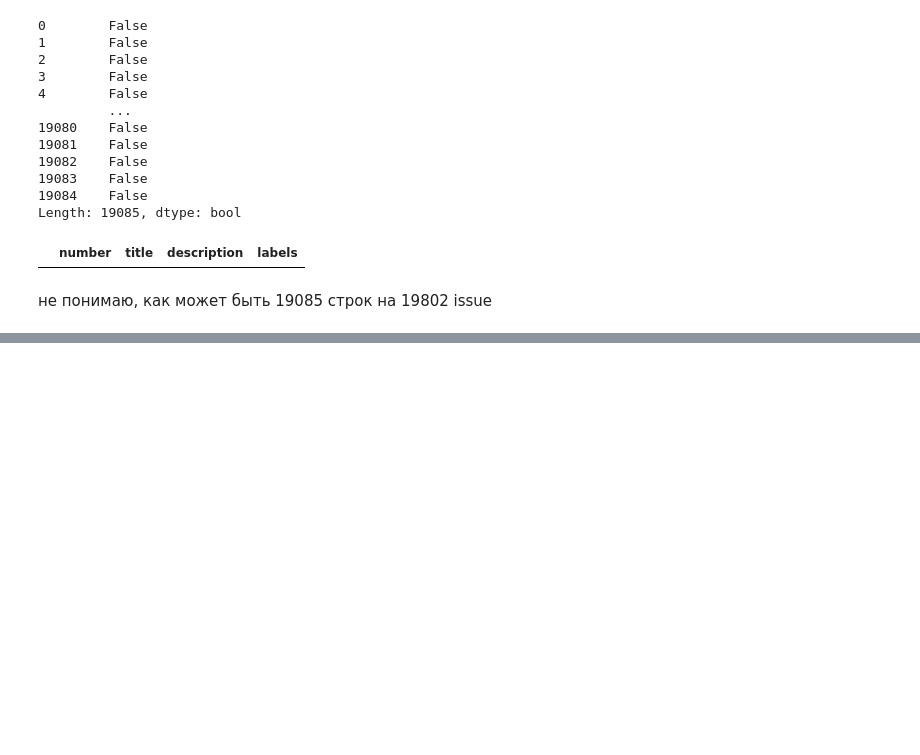
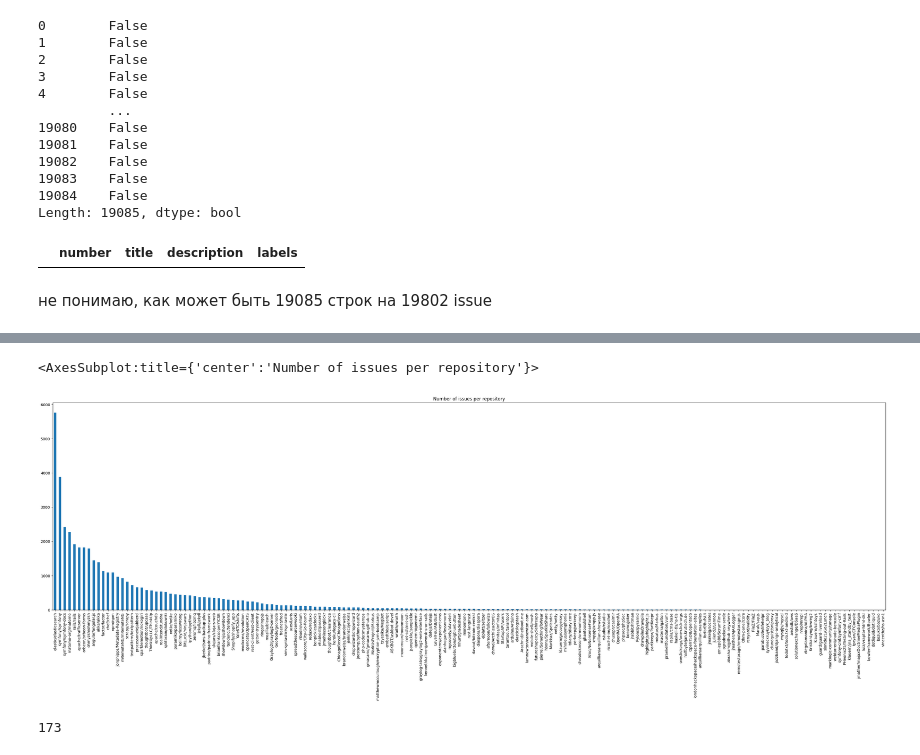
Before and after one commit to TeamPML/GuthubSecurityIssues, a Jupyter notebook: data-understanding.ipynb, the cells around one changed output, grey strips where cells are left out. Cells and saved outputs as stored; diff of their text form; code cells hidden in the pictures; blank space fills up the shorter version.

Commit message:
repositories info added

```diff
--- a/data-understanding.ipynb
+++ b/data-understanding.ipynb
@@ -62,0 +65,5 @@ data[data.duplicated(subset=['number'], keep=False)]
+# %%
+sec_df = pd.read_csv("data/security_issues.csv")
+non_sec_df = pd.read_csv("data/non-security_issues.csv")
+# %%
+df = pd.concat([sec_df, non_sec_df]).reset_index(drop=True)
@@ -62,0 +107,11 @@ data[data.duplicated(subset=['number'], keep=False)]
+# %%
+# plot number of entries for each repository
+df["repository"].value_counts().plot(kind="bar", figsize=(40, 10), title="Number of issues per repository")
+# %% [output]
+<AxesSubplot:title={'center':'Number of issues per repository'}>
+[figure, added]
+# %%
+# count unique repositories
+sec_df["repository"].nunique()
+# %% [output]
+173
```
Also changed, not shown: parts of 9 cells of this notebook.
